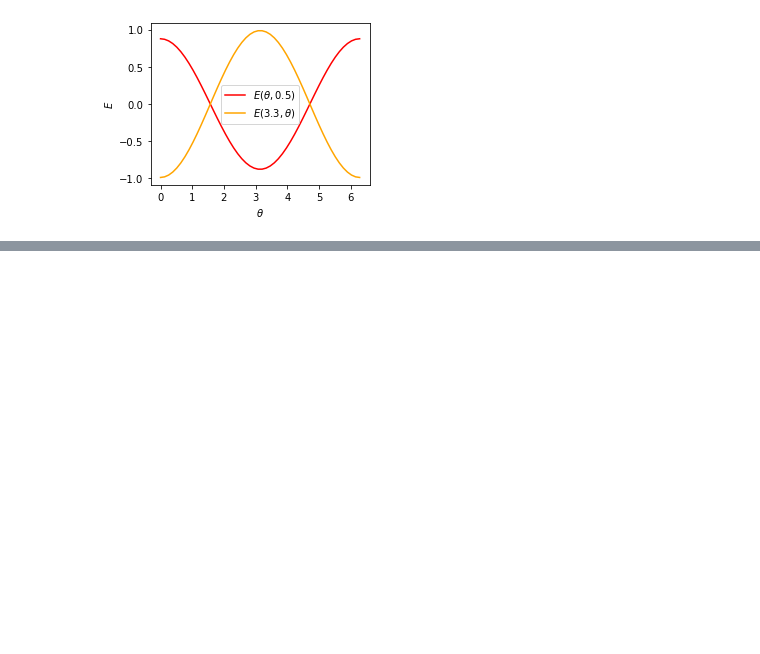
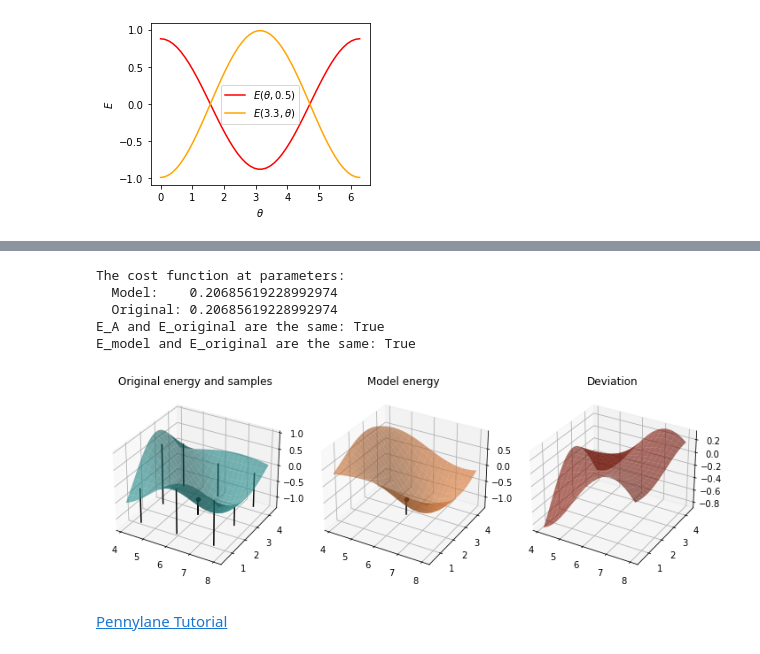
Before and after one commit to ohioh/QuantumKursFHKiel2022, a Jupyter notebook: OpenCampus/QuantumAnalyticDecent/Quantum_analytic_decent.ipynb, the cells around one changed output, grey strips where cells are left out. Saved outputs shown, nothing was run; the diff lists cells and outputs as text; code cells hidden in the pictures; blank space fills up the shorter version.

Commit message:
Added code from tutorial

```diff
--- a/OpenCampus/QuantumAnalyticDecent/Quantum_analytic_decent.ipynb
+++ b/OpenCampus/QuantumAnalyticDecent/Quantum_analytic_decent.ipynb
@@ -56,0 +153,20 @@ print(circuit(np.array([1,1])))
+# %%
+# Compute the circuit at parameters (This value is also stored in E_A=coeffs[0])
+E_original = circuit(parameters)
+# Compute the model at parameters by plugging in relative parameters 0.
+E_model = model_cost(np.zeros_like(parameters), *coeffs)
+print(
+    f"The cost function at parameters:",
+    f"  Model:    {E_model}",
+    f"  Original: {E_original}",
+    sep="\n",
+)
+# Check that coeffs[0] indeed is the original energy and that the model is correct at 0.
+print(f"E_A and E_original are the same: {coeffs[0]==E_original}")
+print(f"E_model and E_original are the same: {E_model==E_original}")
+# %% [output]
+The cost function at parameters:
+  Model:    0.20685619228992974
+  Original: 0.20685619228992974
+E_A and E_original are the same: True
+E_model and E_original are the same: True
@@ -56,0 +188,49 @@ print(circuit(np.array([1,1])))
+# %%
+# We actually make the plotting a function because we will reuse it below.
+def plot_cost_and_model(f, model, params, shift_radius=5 * np.pi / 8, num_points=20):
+    """Plot a function and a model of the function as well as its deviation."""
+
+    coords = np.linspace(-shift_radius, shift_radius, num_points)
+    X, Y = np.meshgrid(coords + params[0], coords + params[1])
+
+    # Compute the original cost function and the model on the grid.
+    Z_original = np.array([[f(params + np.array([t1, t2])) for t2 in coords] for t1 in coords])
+    Z_model = np.array([[model(np.array([t1, t2])) for t2 in coords] for t1 in coords])
+
+    # Prepare sampled points for plotting rods.
+    shifts = [-np.pi / 2, 0, np.pi / 2]
+    samples = []
+    for s1, s2 in product(shifts, repeat=2):
+        shifted_params = params + np.array([s1, s2])
+        samples.append([*(params+np.array([s2, s1])), f(shifted_params)])
+
+    # Display landscapes incl. sampled points and deviation.
+    alpha = 0.6
+    fig, (ax0, ax1, ax2) = plt.subplots(1, 3, subplot_kw={"projection": "3d"}, figsize=(10, 4))
+    green = "#209494"
+    orange = "#ED7D31"
+    red = "xkcd:brick red"
+    surf = ax0.plot_surface(X, Y, Z_original, color=green, alpha=alpha)
+    ax0.set_title("Original energy and samples")
+    ax1.plot_surface(X, Y, Z_model, color=orange, alpha=alpha)
+    ax1.set_title("Model energy")
+    ax2.plot_surface(X, Y, Z_original - Z_model, color=red, alpha=alpha)
+    ax2.set_title("Deviation")
+    for s in samples:
+        ax0.plot([s[0]] * 2, [s[1]] * 2, [np.min(Z_original) - 0.2, s[2]], color="k")
+    for ax, z in zip((ax0, ax1), (f(params), model(0 * params))):
+        ax.plot([params[0]] * 2, [params[1]] * 2, [np.min(Z_original) - 0.2, z], color="k")
+        ax.scatter([params[0]], [params[1]], [z], color="k", marker="o")
+    plt.tight_layout(pad=2, w_pad=2.5)
+# %%
+# Get some fresh random parameters and the model coefficients
+parameters = np.random.random(2, requires_grad=True) * 2 * np.pi
+coeffs = get_model_data(circuit, parameters)
+
+# Define a mapped model that has the model coefficients fixed.
+mapped_model = lambda params: model_cost(params, *coeffs)
+plot_cost_and_model(circuit, mapped_model, parameters)
+# %% [output]
+[figure, added]
+# %% [markdown]
+[Pennylane Tutorial](https://pennylane.ai/qml/demos/tutorial_quantum_analytic_descent.html)
```
Also changed, not shown: parts of 6 cells of this notebook.
